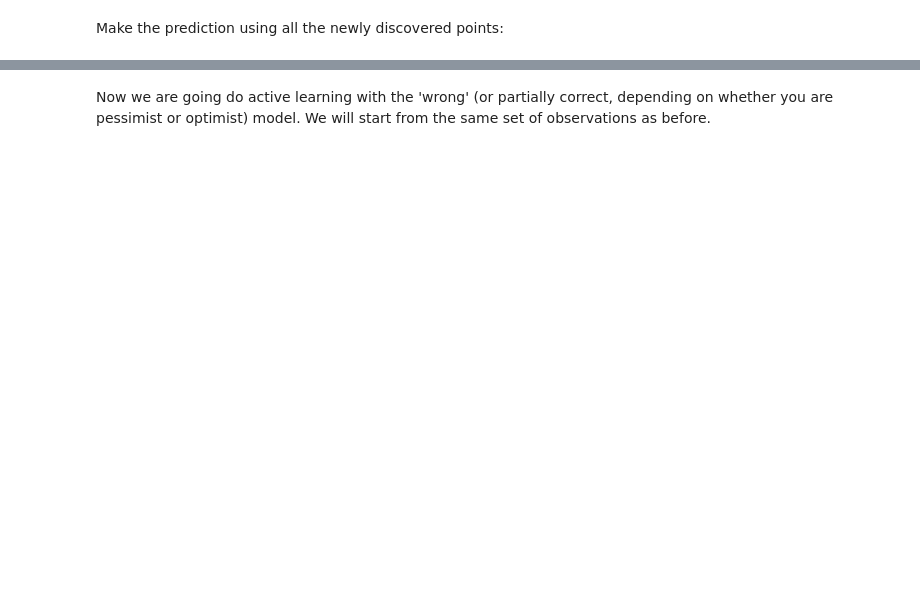
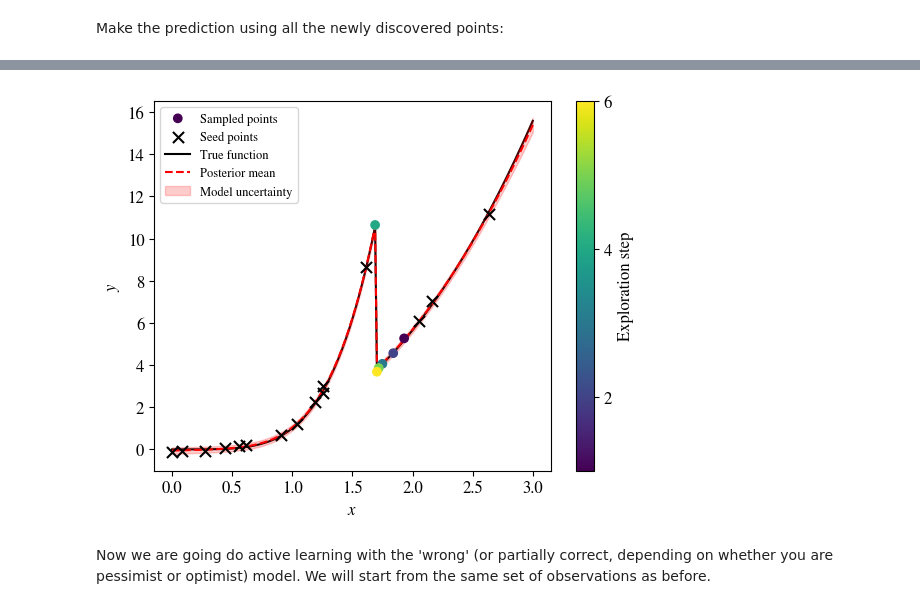
Before and after one commit to ziatdinovmax/gpax, a Jupyter notebook: examples/GP_sGP.ipynb, the cells around one changed output, grey strips where cells are left out. Saved outputs shown, nothing was run; the diff lists cells and outputs as text; code cells hidden in the pictures; blank space fills up the shorter version.

```diff
--- a/examples/GP_sGP.ipynb
+++ b/examples/GP_sGP.ipynb
@@ -194,7 +219,7 @@ where $𝜎$ is the uncertainty in prediction of function $f_*$ over the paramet
 # Copy the initial observations so that we can re-use them later
 Xo, yo = X.copy(), y.copy()
 # %%
-rng_key, rng_key_predict = gpax.utils.get_keys(1)
+rng_key, rng_keposterior_meanict = gpax.utils.get_keys(1)
 
 for i in range(6):
     print("\nExploration step {}".format(i+1))
@@ -203,7 +228,7 @@ for i in range(6):
     gp_model.fit(rng_key, X, y, print_summary=1, num_warmup=NUM_WARMUP, num_samples=NUM_SAMPLES)
     # Compute acquisition function (here it is simply the uncertinty in prediciton)
     # and get the coordinate of the next point to measure
-    obj = gpax.acquisition.UE(rng_key_predict, gp_model, X_test)
+    obj = gpax.acquisition.UE(rng_keposterior_meanict, gp_model, X_test)
     next_point_idx = obj.argmax()
      # Append the 'suggested' point
     X = np.append(X, X_test[next_point_idx])
@@ -212,9 +296,9 @@ for i in range(6):
 # %% [markdown]
 Make the prediction using all the newly discovered points:
 # %%
-rng_key, rng_key_predict = gpax.utils.get_keys(1)
+rng_key, rng_keposterior_meanict = gpax.utils.get_keys(1)
 # Update GP posterior
 gp_model = gpax.ExactGP(1, kernel='Matern', mean_fn=piecewise1, mean_fn_prior=piecewise1_priors)
 gp_model.fit(rng_key, X, y)
 # Get GP prediction
-y_pred, y_sampled = gp_model.predict(rng_key_predict, X_test, n=200)
+posterior_mean, f_samples = gp_model.predict(rng_keposterior_meanict, X_test, n=200)
@@ -221,24 +313,26 @@ y_pred, y_sampled = gp_model.predict(rng_key_predict, X_test, n=200)
 # %%
 # Plot results
 truefunc = piecewise1(X_test, PARAMS)
 seed_points = 15
 plt.figure(dpi=100)
 plt.scatter(X[seed_points:], y[seed_points:], c=jnp.arange(1, len(X[seed_points:])+1),
             cmap='viridis', label="Sampled points", zorder=1)
 cbar = plt.colorbar(label="Exploration step")
 cbar_ticks = np.arange(2, len(X[seed_points:]) + 1, 2)
 cbar.set_ticks(cbar_ticks)
 plt.scatter(X[:seed_points], y[:seed_points], marker='x', s=64,
             c='k', label="Seed points", zorder=1)
 plt.plot(X_test, truefunc, c='k', label='True function', zorder=0)
-plt.plot(X_test, y_pred, '--', c='red', label='Model reconstruction', zorder=0)
+plt.plot(X_test, posterior_mean, '--', c='red', label='Posterior mean', zorder=0)
 
-plt.fill_between(X_test, y_pred - y_sampled.std((0,1)), y_pred + y_sampled.std((0,1)),
+plt.fill_between(X_test, posterior_mean - f_samples.std((0,1)), posterior_mean + f_samples.std((0,1)),
                         color='r', alpha=0.2, label="Model uncertainty", zorder=0)
 plt.xlabel("$x$", fontsize=12)
 plt.ylabel("$y$", fontsize=12)
 plt.legend(fontsize=9)
 plt.show()
+# %% [output]
+[figure, added]
 # %% [markdown]
 Now we are going do active learning with the 'wrong' (or partially correct, depending on whether you are pessimist or optimist) model. We will start from the same set of observations as before.
 # %%
```
Also changed, not shown: parts of 11 cells of this notebook.
